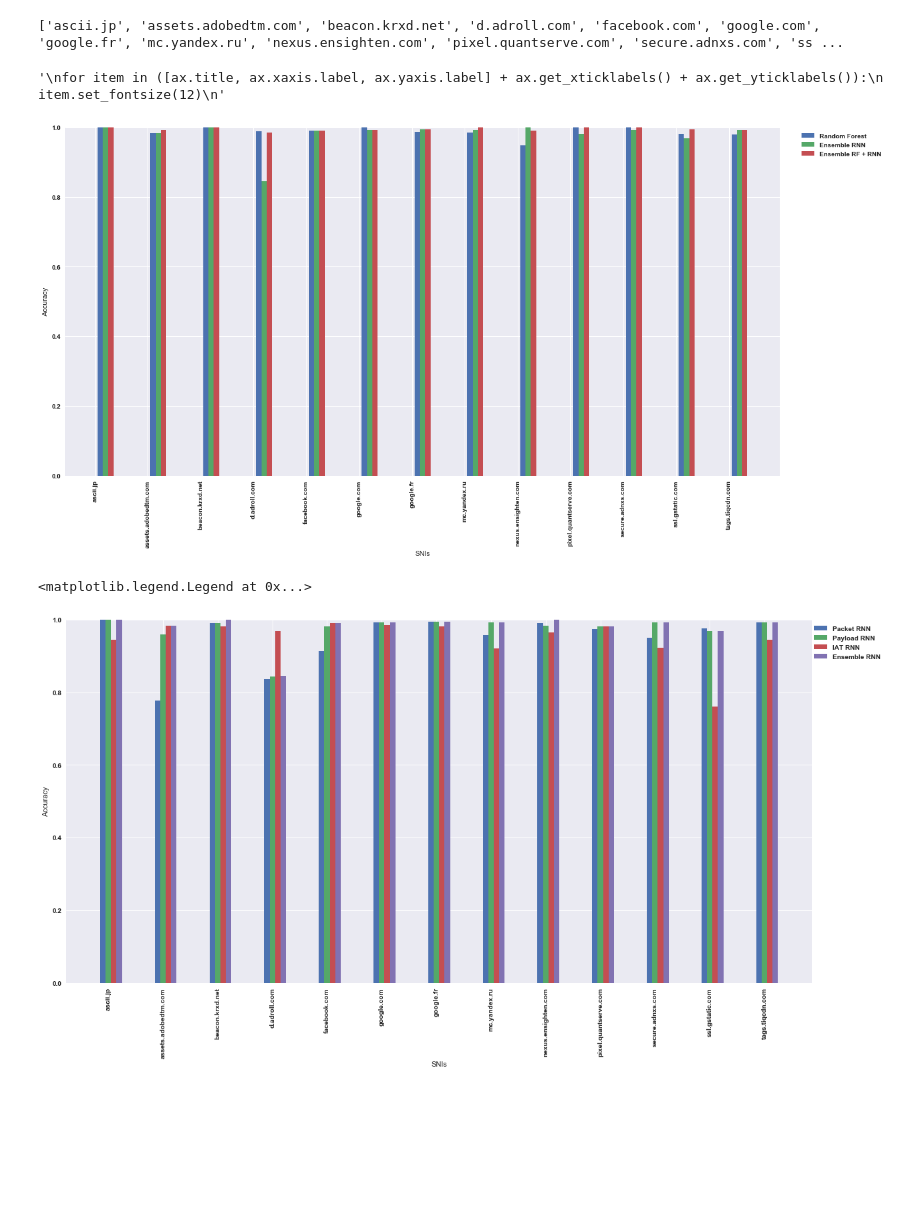
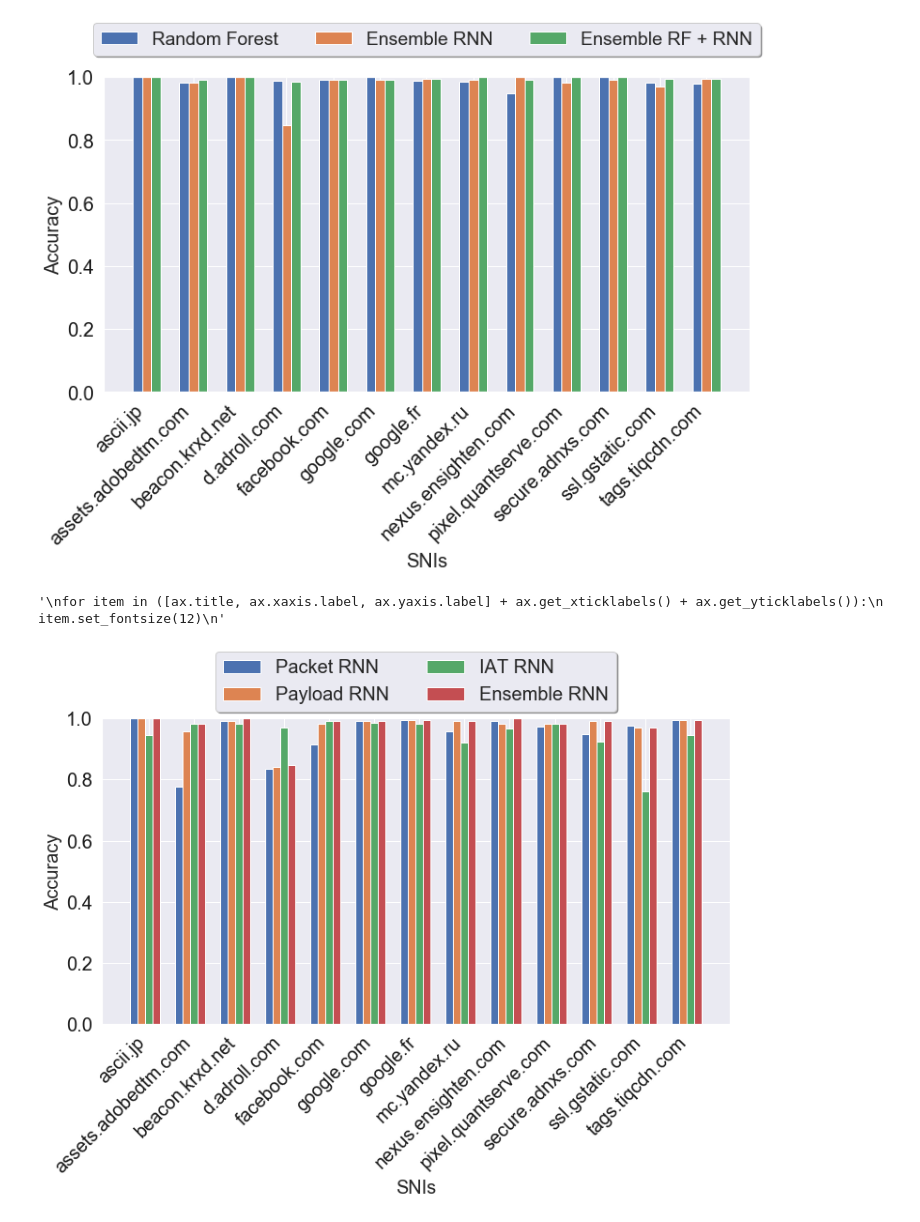
Before and after one commit to niloofarbayat/NetworkClassification, a Jupyter notebook: notebook.ipynb, the cells around one changed output. Saved outputs shown, nothing was run; the diff lists cells and outputs as text; code cells hidden in the pictures; blank space fills up the shorter version.

```diff
--- a/notebook.ipynb
+++ b/notebook.ipynb
@@ -133,6 +179,7 @@ ax.legend(bbox_to_anchor=(0.5, 0.0, 0.8, 1.0))
 dataset = read_csv('class_results.csv', has_header=False)
 df = pd.DataFrame(dataset)
 # %%
+fontsize = 20
 x = []
 y = []
 snis = []
@@ -149,53 +196,59 @@ for row in df.iterrows():
     x.append(data.tolist()[0])
 
 indices = np.arange(len(y[0]))
-width = np.min(np.diff(indices)) / 10.0
+width = np.min(np.diff(indices)) / 5.0
 
-fig = plt.figure(figsize=(20,10))
+fig = plt.figure(figsize=(12,6))
 ax = fig.add_subplot(111)
-ax.bar(indices+width,y[0],width,label=x[0])
+ax.bar(indices-width,y[0],width,label=x[0])
 #ax.bar(indices-width-width,y[1],width,label=x[1])
 #ax.bar(indices-width,y[2],width,label=x[2])
 #ax.bar(indices,y[3],width,label=x[3])
 #ax.bar(indices+width,y[4],width,label=x[4])
-ax.bar(indices+width+width,y[5],width,label=x[5])
-ax.bar(indices+width+width+width,y[6],width,label=x[6])
-ax.set_xlabel('SNIs')
-ax.set_ylabel('Accuracy')
+ax.bar(indices,y[5],width,label=x[5])
+ax.bar(indices+width,y[6],width,label=x[6])
+ax.set_xlabel('SNIs',fontsize = fontsize)
+ax.set_ylabel('Accuracy',fontsize = fontsize)
 ax.set_xticks(range(len(y[0])))
-ax.set_xticklabels(snis, rotation=90)
+ax.set_xticklabels(snis, rotation=45, ha = 'right')
 ax.set_ylim(0.0,1)
-ax.legend(bbox_to_anchor=(0.5, 0.0, 0.65, 1.0))
+ax.legend(ncol = 3, loc = 'upper center', bbox_to_anchor=(0.5,1.2), fontsize = 19, fancybox= True, shadow=True)
 
-print snis
+plt.xticks( color='k', size= fontsize)
+plt.yticks( color='k', size= fontsize)
+plt.savefig('perSNIBest.png', bbox_inches='tight')
+plt.show()
 
 """
 for item in ([ax.title, ax.xaxis.label, ax.yaxis.label] + ax.get_xticklabels() + ax.get_yticklabels()):
     item.set_fontsize(12)
 """
 # %% [output]
+[figure, new version]
-['ascii.jp', 'assets.adobedtm.com', 'beacon.krxd.net', 'd.adroll.com', 'facebook.com', 'google.com', 'google.fr', 'mc.yandex.ru', 'nexus.ensighten.com', 'pixel.quantserve.com', 'secure.adnxs.com', 'ss ...
+'\nfor item in ([ax.title, ax.xaxis.label, ax.yaxis.label] + ax.get_xticklabels() + ax.get_yticklabels()):\n    item.set_fontsize(12)\n'
-'\nfor item in ([ax.title, ax.xaxis.label, ax.yaxis.label] + ax.get_xticklabels() + ax.get_yticklabels()):\n    item.set_fontsize(12)\n'
-[figure, old version]
 # %%
 indices = np.arange(len(y[0]))
-width = np.min(np.diff(indices)) / 10.0
+width = np.min(np.diff(indices)) / 6.0
 
-fig = plt.figure(figsize=(20,10))
+fig = plt.figure(figsize=(12,6))
 ax = fig.add_subplot(111)
 #ax.bar(indices+width,y[0],width,label=x[0])
 #ax.bar(indices-width-width,y[1],width,label=x[1])
-ax.bar(indices-width,y[2],width,label=x[2])
-ax.bar(indices,y[3],width,label=x[3])
-ax.bar(indices+width,y[4],width,label=x[4])
-ax.bar(indices+width+width,y[5],width,label=x[5])
+ax.bar(indices-width-width,y[2],width,label=x[2])
+ax.bar(indices-width,y[3],width,label=x[3])
+ax.bar(indices,y[4],width,label=x[4])
+ax.bar(indices+width,y[5],width,label=x[5])
 #ax.bar(indices+width+width+width,y[6],width,label=x[6])
-ax.set_xlabel('SNIs')
-ax.set_ylabel('Accuracy')
+ax.set_xlabel('SNIs',fontsize = fontsize)
+ax.set_ylabel('Accuracy',fontsize = fontsize)
 ax.set_xticks(range(len(y[0])))
-ax.set_xticklabels(snis, rotation=90)
+ax.set_xticklabels(snis, rotation=45, ha = 'right')
 ax.set_ylim(0.0,1)
-ax.legend(bbox_to_anchor=(0.5, 0.0, 0.6, 1.0))
+ax.legend(ncol = 2, loc = 'upper center', bbox_to_anchor=(0.5,1.25), fontsize = fontsize, fancybox= True, shadow=True)
+
+plt.xticks( color='k', size= fontsize)
+plt.yticks( color='k', size= fontsize)
+plt.savefig('perSNIEnsemble.png', bbox_inches='tight')
+plt.show()
 # %% [output]
-<matplotlib.legend.Legend at 0x...>
-[figure, old version]
+[figure, new version]
```
Also changed, not shown: parts of 6 cells of this notebook.
